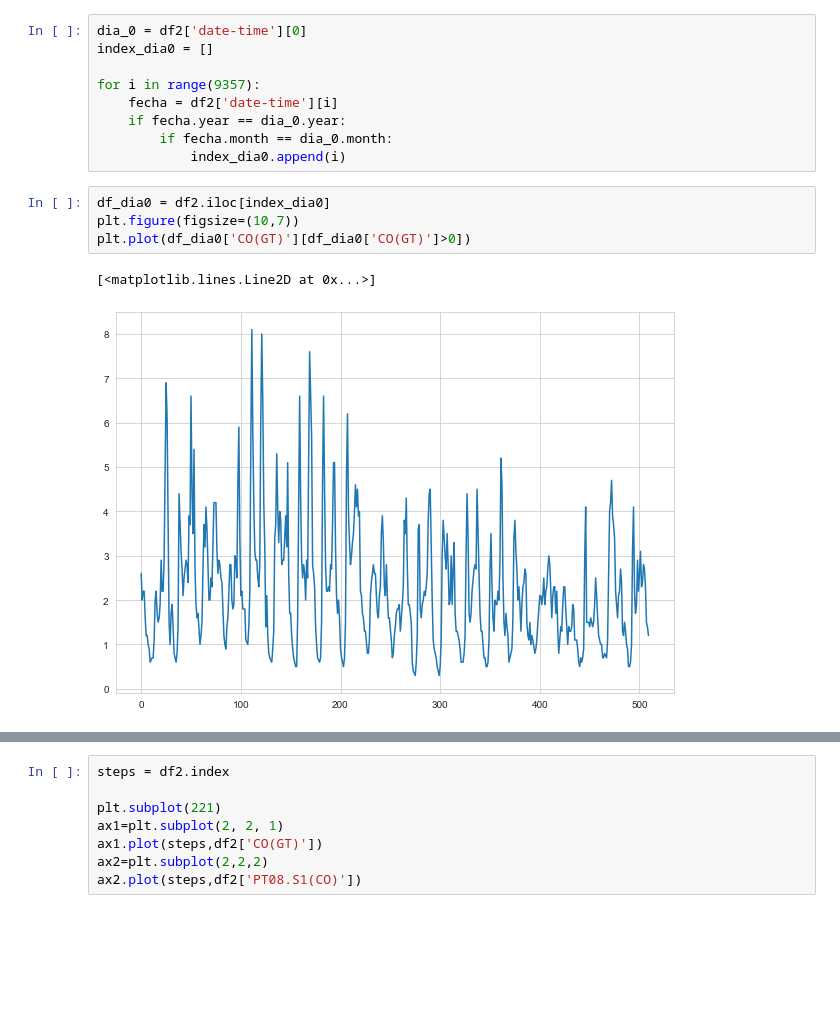
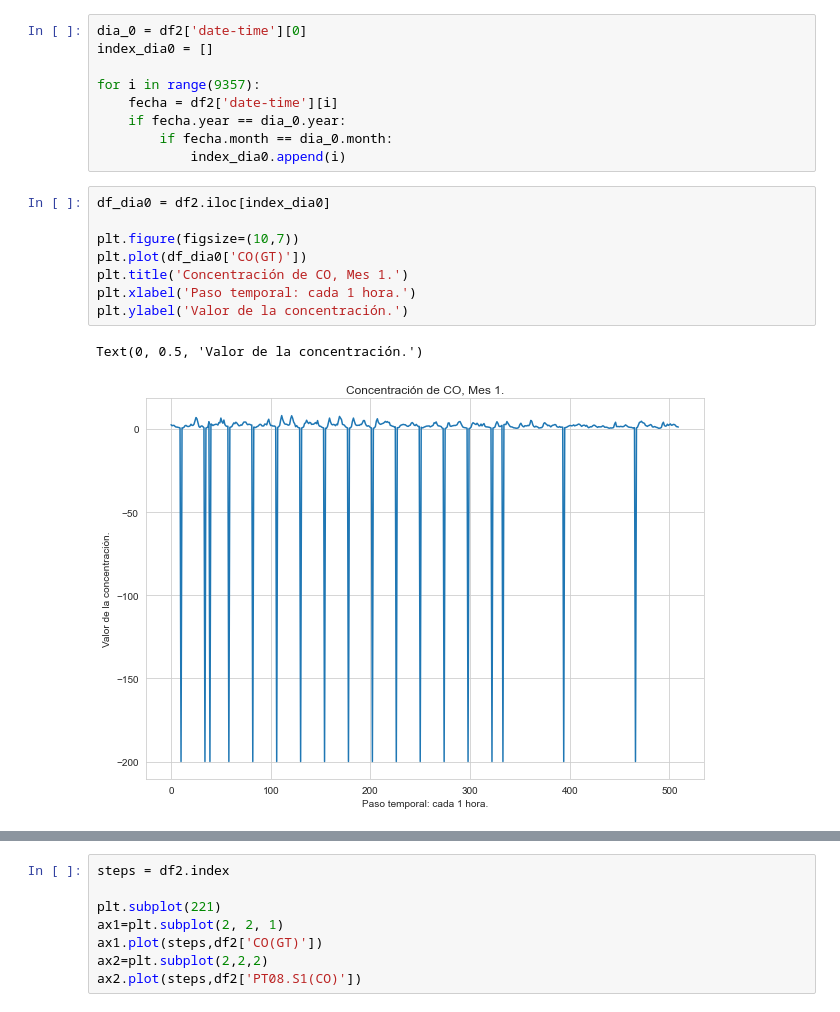
Before and after one commit to Bhernandez-dot/Air_Quality_Forecasting, a Jupyter notebook: Untitled.ipynb, the cells around one changed output, grey strips where cells are left out. Drawn from its saved outputs; the diff is of its cells as text; blank space fills up the shorter version.

```diff
--- a/Untitled.ipynb
+++ b/Untitled.ipynb
@@ -98,8 +114,12 @@ for i in range(9357):
             index_dia0.append(i)
 # %%
 df_dia0 = df2.iloc[index_dia0]
+
 plt.figure(figsize=(10,7))
-plt.plot(df_dia0['CO(GT)'][df_dia0['CO(GT)']>0])
+plt.plot(df_dia0['CO(GT)'])
+plt.title('Concentración de CO, Mes 1.')
+plt.xlabel('Paso temporal: cada 1 hora.')
+plt.ylabel('Valor de la concentración.')
 # %% [output]
-[<matplotlib.lines.Line2D at 0x...>]
+Text(0, 0.5, 'Valor de la concentración.')
-[figure, old version]
+[figure, new version]
```
Also changed, not shown: parts of 8 cells of this notebook.
